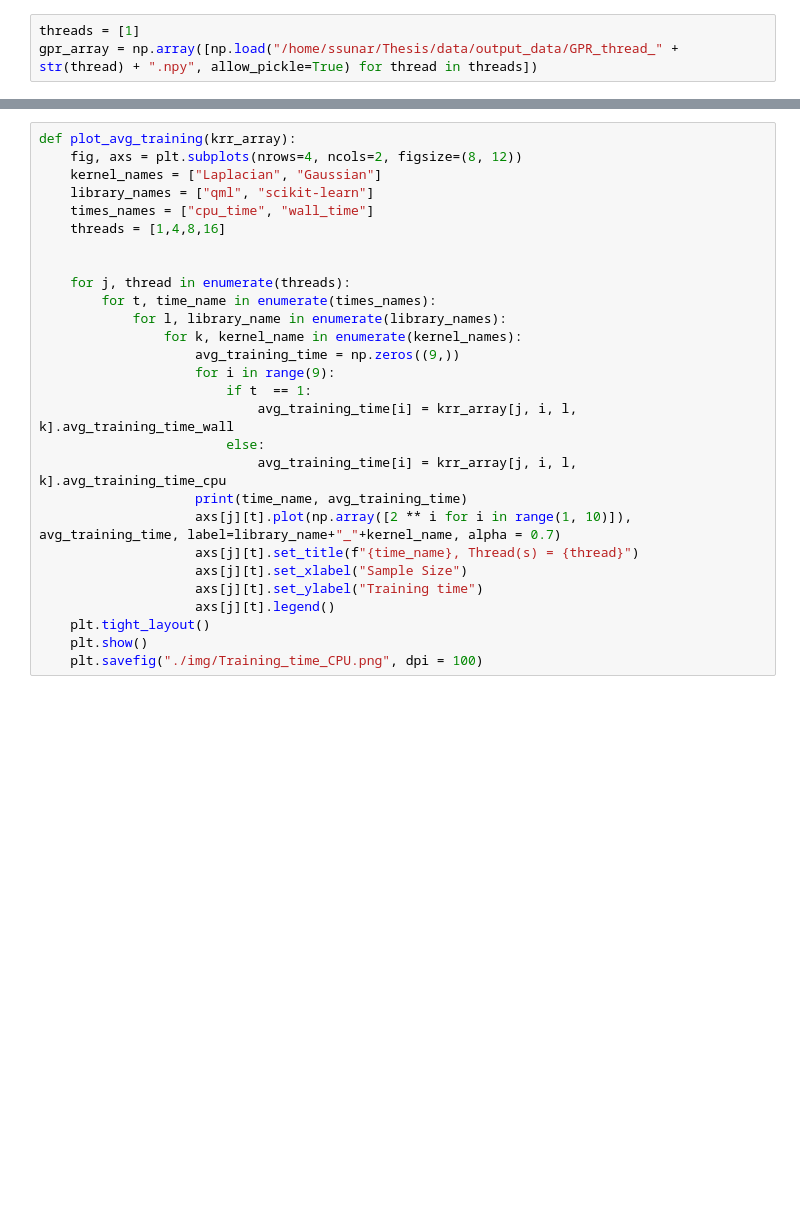
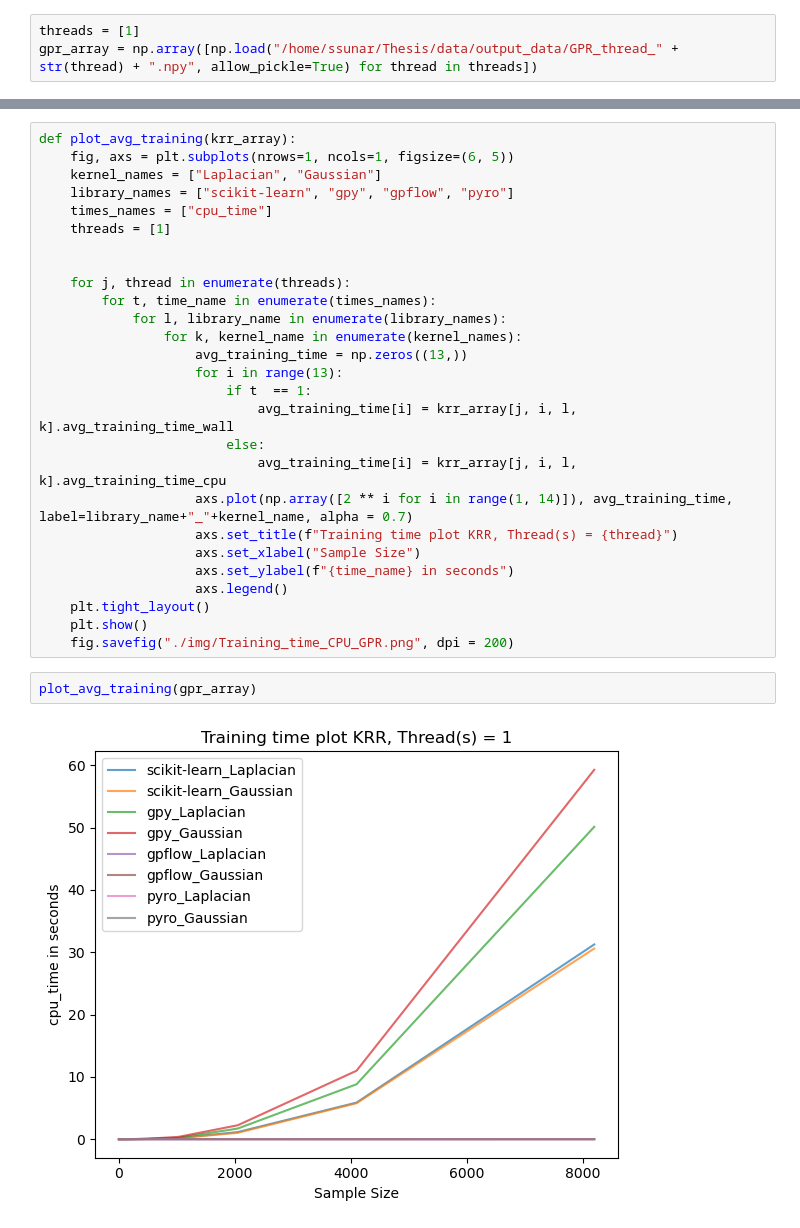
Before and after one commit to LegoCreation/Thesis, a Jupyter notebook: GPR.ipynb, the cells around one changed output, grey strips where cells are left out. Saved outputs shown, nothing was run; the diff lists cells and outputs as text; blank space fills up the shorter version.

```diff
--- a/GPR.ipynb
+++ b/GPR.ipynb
@@ -384,28 +360,31 @@ def plot_avg_mae(krr_array):
 # %%
 def plot_avg_training(krr_array):
-    fig, axs = plt.subplots(nrows=4, ncols=2, figsize=(8, 12))
+    fig, axs = plt.subplots(nrows=1, ncols=1, figsize=(6, 5))
     kernel_names = ["Laplacian", "Gaussian"]
-    library_names = ["qml", "scikit-learn"]
-    times_names = ["cpu_time", "wall_time"]
-    threads = [1,4,8,16]
+    library_names = ["scikit-learn", "gpy", "gpflow", "pyro"]
+    times_names = ["cpu_time"]
+    threads = [1]
 
 
     for j, thread in enumerate(threads):
         for t, time_name in enumerate(times_names):
             for l, library_name in enumerate(library_names):
                 for k, kernel_name in enumerate(kernel_names):
-                    avg_training_time = np.zeros((9,))
-                    for i in range(9):
+                    avg_training_time = np.zeros((13,))
+                    for i in range(13):
                         if t  == 1:
                             avg_training_time[i] = krr_array[j, i, l, k].avg_training_time_wall
                         else:
                             avg_training_time[i] = krr_array[j, i, l, k].avg_training_time_cpu
-                    print(time_name, avg_training_time)
-                    axs[j][t].plot(np.array([2 ** i for i in range(1, 10)]), avg_training_time, label=library_name+"_"+kernel_name, alpha = 0.7)
-                    axs[j][t].set_title(f"{time_name}, Thread(s) = {thread}")
-                    axs[j][t].set_xlabel("Sample Size")
-                    axs[j][t].set_ylabel("Training time")
-                    axs[j][t].legend()
+                    axs.plot(np.array([2 ** i for i in range(1, 14)]), avg_training_time, label=library_name+"_"+kernel_name, alpha = 0.7)
+                    axs.set_title(f"Training time plot KRR, Thread(s) = {thread}")
+                    axs.set_xlabel("Sample Size")
+                    axs.set_ylabel(f"{time_name} in seconds")
+                    axs.legend()
     plt.tight_layout()
     plt.show()
-    plt.savefig("./img/Training_time_CPU.png", dpi = 100)
+    fig.savefig("./img/Training_time_CPU_GPR.png", dpi = 200)
+# %%
+plot_avg_training(gpr_array)
+# %% [output]
+[figure, added]
```
Also changed, not shown: parts of 11 cells of this notebook, 4 other files.
